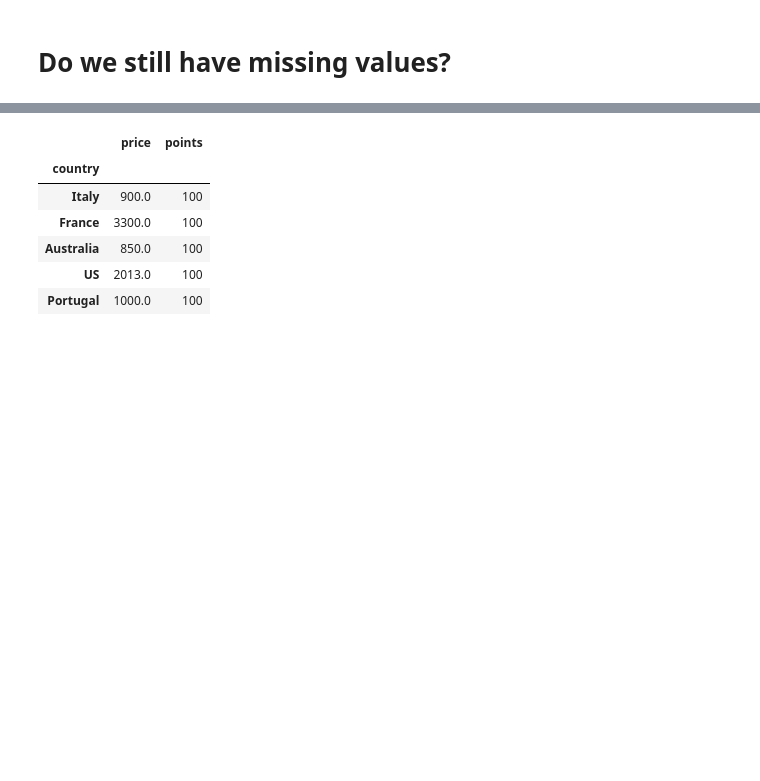
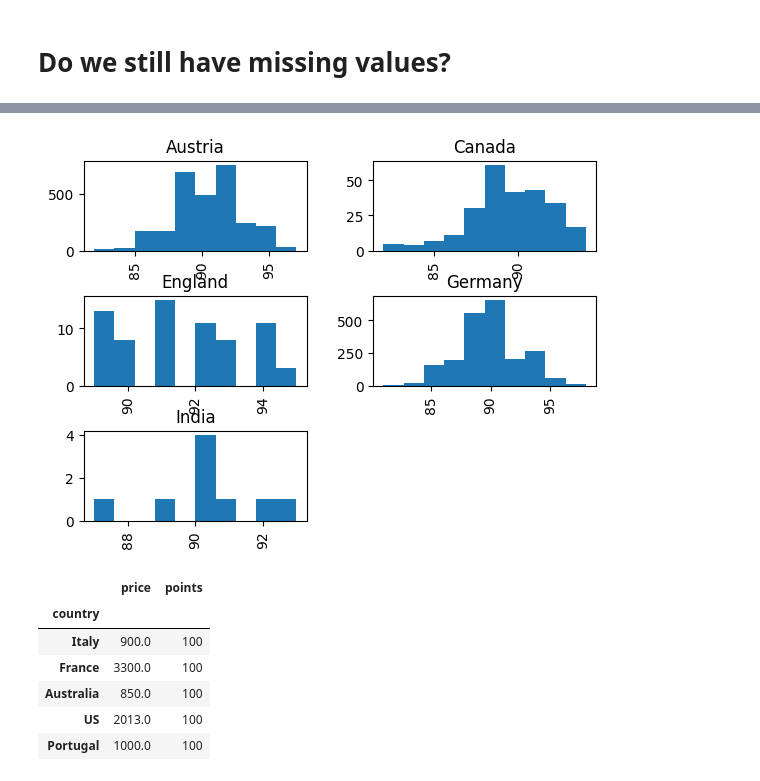
Before and after one commit to Brandon-Nutting/UdacityDataAnalysisProject, a Jupyter notebook: wineInvestigation.ipynb, the cells around one changed output, grey strips where cells are left out. Cells and saved outputs as stored; diff of their text form; code cells hidden in the pictures; blank space fills up the shorter version.

```diff
--- a/wineInvestigation.ipynb
+++ b/wineInvestigation.ipynb
@@ -122,3 +117,11 @@ countryGroup.head()
+# %%
+topCountry = wine.copy()
+topCountry = topCountry.loc[topCountry['country'].isin(['England','India','Austria','Germany','Canada'])]
+topCountry
+
+topCountry['points'].hist(by = topCountry['country']);
+# %% [output]
+[figure, added]
 # %%
 temp = wine[['country', 'price', 'points']]
 countryGroup = temp.groupby('country').max()
```
Also changed, not shown: parts of 19 cells of this notebook, 6 other files.
